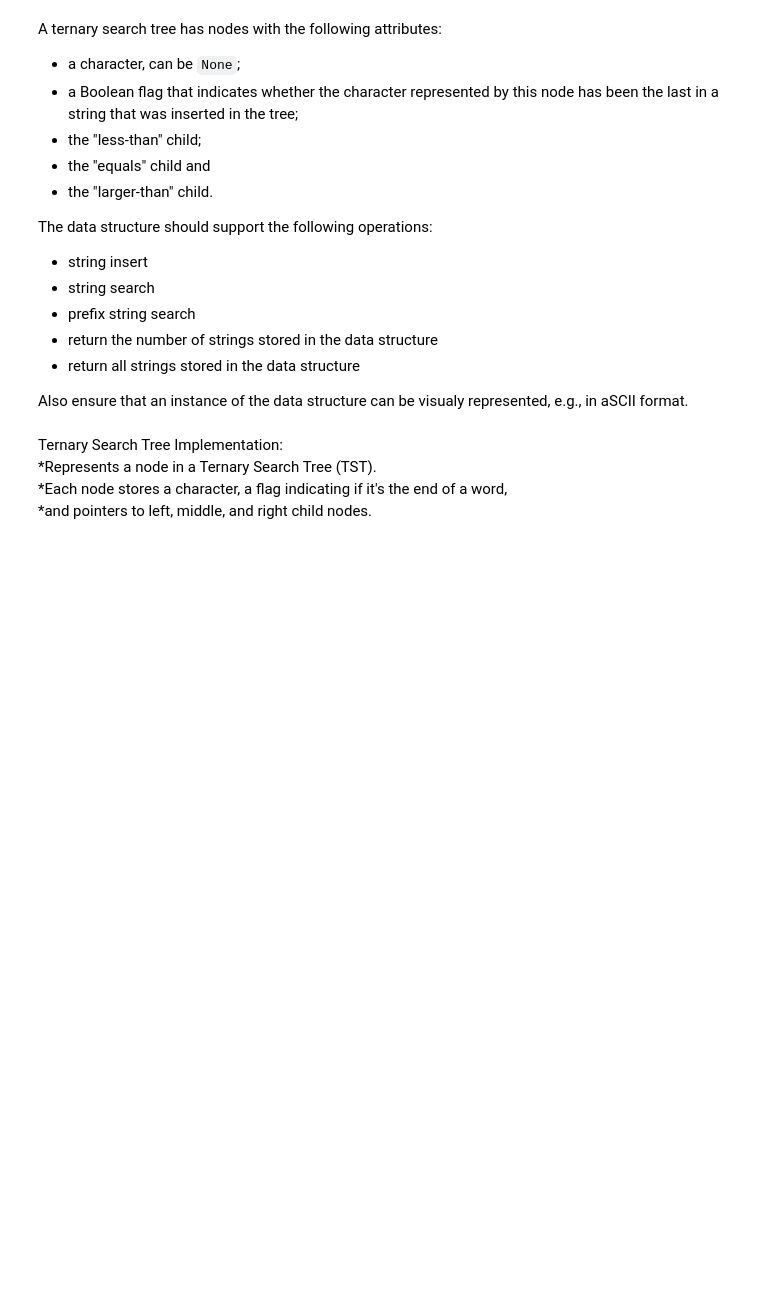
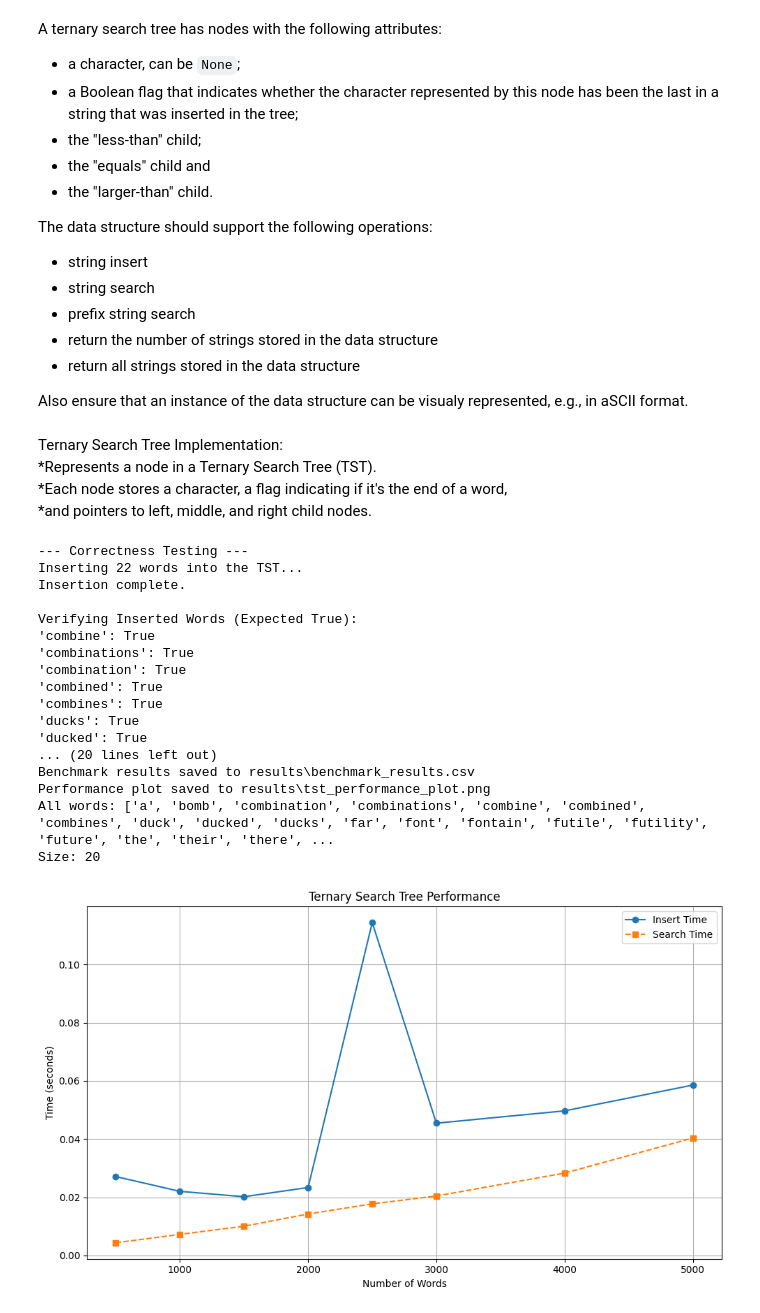
Before and after one commit to ApuBhowmick/Concept-of-Data-Science, a Jupyter notebook: ternary_search_tree.ipynb, the cells around one changed output. Saved outputs shown, nothing was run; the diff lists cells and outputs as text; code cells hidden in the pictures; blank space fills up the shorter version.

Commit message:
Saved the results in a separate folder

```diff
--- a/ternary_search_tree.ipynb
+++ b/ternary_search_tree.ipynb
@@ -120,6 +120,38 @@ class TernarySearchTree:
 
     def size(self):
         return len(self.get_all_words())
+# %%
+
+def save_results_and_plot(sample_sizes: List[int], insert_times: List[float], search_times: List[float], output_dir: str = "results"):
+
+    # Create the output directory
+    Path(output_dir).mkdir(parents=True, exist_ok=True)
+
+    # Save results to a CSV file using pandas DataFrame
+    df = pd.DataFrame({
+        "Sample Size": sample_sizes,
+        "Insert Time (s)": insert_times,
+        "Search Time (s)": search_times
+    })
+    df.to_csv(Path(output_dir) / "benchmark_results.csv", index=False)
+    print(f"Benchmark results saved to {Path(output_dir) / 'benchmark_results.csv'}")
+
+    # Generate and save the performance plot
+    plt.figure(figsize=(10, 6))
+    plt.plot(sample_sizes, insert_times, marker='o', linestyle='-', label='Insert Time')
+    plt.plot(sample_sizes, search_times, marker='s', linestyle='--', label='Search Time')
+    plt.title('Ternary Search Tree Performance')
+    plt.xlabel('Number of Words')
+    plt.ylabel('Time (seconds)')
+    plt.legend()
+    plt.grid(True)
+    plt.tight_layout() # Adjust layout to prevent labels from overlapping
+    plot_path = Path(output_dir) / "tst_performance_plot.png"
+    plt.savefig(plot_path)
+    print(f"Performance plot saved to {plot_path}")
+
+    # Display plot
+    # plt.show()
 # %%
 def benchmark_tst_insert_and_search(word_list: List[str], sample_sizes: List[int]) -> Tuple[List[float], List[float]]:
 
@@ -178,31 +210,58 @@ def main():
     print(f"Inserting {len(insert_words)} words into the TST...")
     for word in insert_words:
         tst.insert(word)
     print("Insertion complete.")
 
     print("\nVerifying Inserted Words (Expected True):")
     all_correct_inserted = True
     for word in insert_words:
         result = tst.search(word)
         print(f"'{word}': {result}")
         if not result:
             all_correct_inserted = False
     if all_correct_inserted:
         print("All inserted words found correctly.")
     else:
         print("Warning: Some inserted words were not found or not marked as end of word.")
-# === Performance Benchmark ===
+    # === Performance Benchmark ===
     print("\n--- Performance Benchmarking ---")
     # Define sample sizes for benchmarking
     max_words_available = len(large_word_list)
     initial_sizes = [500, 1000, 1500, 2000, 2500, 3000, 4000, 5000]
     sample_sizes = [size for size in initial_sizes if size <= max_words_available]
     if not sample_sizes:
         print("Warning: Sample sizes are too large for the available word list. Adjust initial_sizes or corncob_lowercase.txt.")
         return
 
     # Shuffle the large word list to simulate average-case insertion/search order
     random.shuffle(large_word_list)
     print(f"Starting benchmark with sample sizes: {sample_sizes}")
     insert_times, search_times = benchmark_tst_insert_and_search(large_word_list, sample_sizes)
     print("Benchmarking complete.")
+
+    # Save results and plot
+    save_results_and_plot(sample_sizes, insert_times, search_times)
+    print("All words:", tst.get_all_words())
+    print("Size:", tst.size())
+
+if __name__ == "__main__":
+    main()
+# %% [output]
+--- Correctness Testing ---
+Inserting 22 words into the TST...
+Insertion complete.
+
+Verifying Inserted Words (Expected True):
+'combine': True
+'combinations': True
+'combination': True
+'combined': True
+'combines': True
+'ducks': True
+'ducked': True
+... (20 lines left out)
+Benchmark results saved to results\benchmark_results.csv
+Performance plot saved to results\tst_performance_plot.png
+All words: ['a', 'bomb', 'combination', 'combinations', 'combine', 'combined', 'combines', 'duck', 'ducked', 'ducks', 'far', 'font', 'fontain', 'futile', 'futility', 'future', 'the', 'their', 'there', ...
+Size: 20
+[figure, added]
```
Also changed, not shown: 2 other files.
